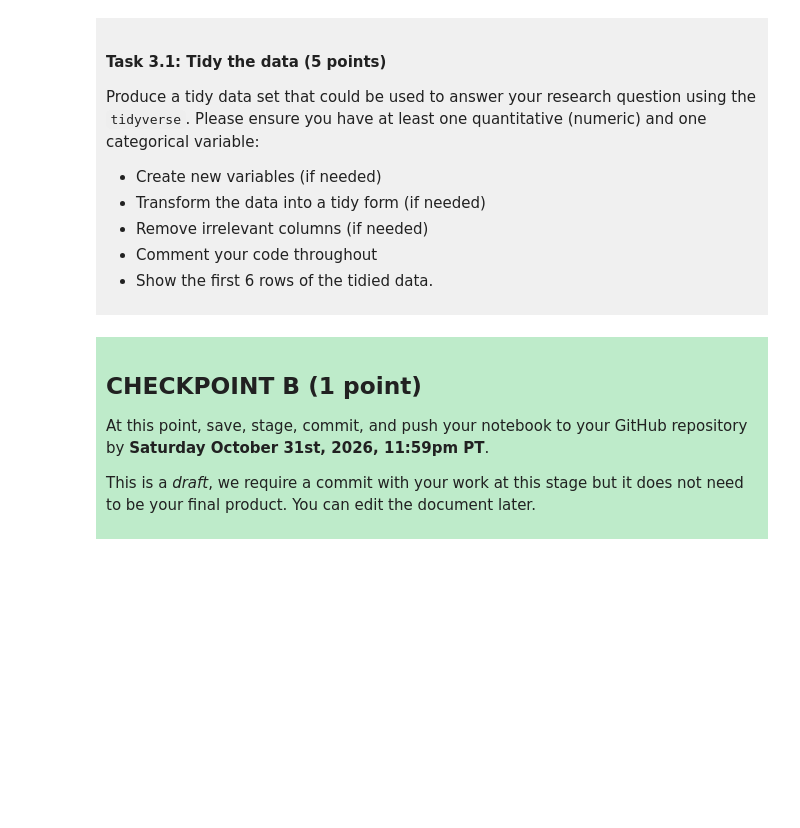
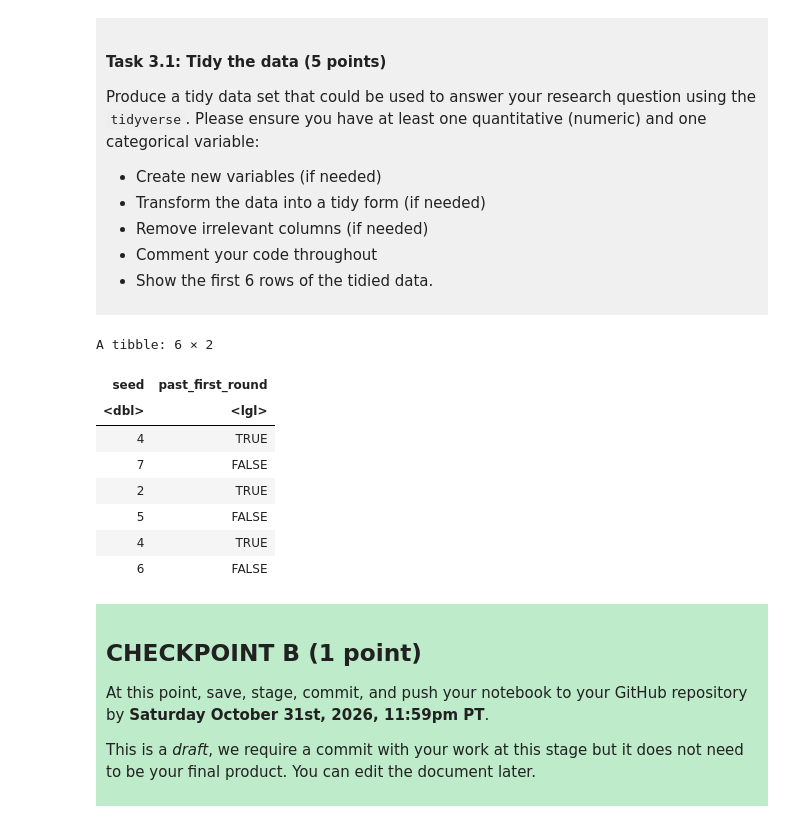
Before and after one commit to Sehaj-Dhillon780/dsci-100-project-sehaj-dhillon, a Jupyter notebook: dsci-100-project-notebook.ipynb, the cells around one changed output. Saved outputs shown, nothing was run; the diff lists cells and outputs as text; code cells hidden in the pictures; blank space fills up the shorter version.

```diff
--- a/dsci-100-project-notebook.ipynb
+++ b/dsci-100-project-notebook.ipynb
@@ -189,7 +220,21 @@ Produce a tidy data set that could be used to answer your research question usin
 
 </div>
 # %%
-### EDIT THIS CODE CELL ###
+basketball_tidy <- womens_march_madness |> # This line creates a new object called basketball_tidy and it contains the dataset womens_march_madness.
+mutate(past_first_round = tourney_finish %in% c("second_round_loss", "top_16_loss", "top_8_loss",
+                                                "top_4_loss", "top_2_loss", "champ")) |> # I used mutate to create a column past_first_round and then I use tourney_finish with %in% to see if a team did indeed pass the first round and the c is used to combine the values into a single vector.
+select(seed, past_first_round) #The select here is used to keep only two columns which are seed and past_first_round.
+head(basketball_tidy) #head is the function that displays the first six rows of the dataset.
+# %% [output]
+A tibble: 6 × 2
+| seed | past_first_round |
+| <dbl> | <lgl> |
+| 4 | TRUE |
+| 7 | FALSE |
+| 2 | TRUE |
+| 5 | FALSE |
+| 4 | TRUE |
+| 6 | FALSE |
 # %% [markdown]
 <div style="background-color: #beebca; padding: 10px;">
 
```
Also changed, not shown: parts of 3 cells of this notebook.
